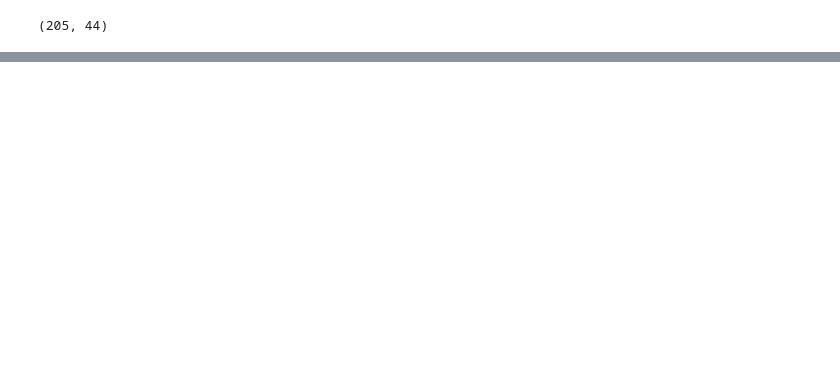
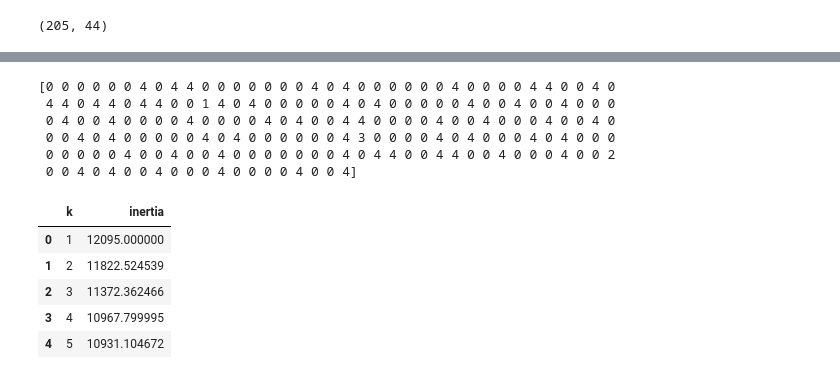
Before and after one commit to dkletter/unsupervised-learning, a Jupyter notebook: cryptoclusters.ipynb, the cells around one changed output, grey strips where cells are left out. Drawn from its saved outputs; the diff is of its cells as text; code cells hidden in the pictures; blank space fills up the shorter version.

```diff
--- a/cryptoclusters.ipynb
+++ b/cryptoclusters.ipynb
@@ -271,0 +309,32 @@ pca.explained_variance_.sum()
+# %%
+# Get predictions
+predictions = model.predict(scaled_df)
+print(predictions)
+# %% [output]
+[0 0 0 0 0 0 4 0 4 4 0 0 0 0 0 0 0 4 0 4 0 0 0 0 0 0 4 0 0 0 0 4 4 0 0 4 0
+ 4 4 0 4 4 0 4 4 0 0 1 4 0 4 0 0 0 0 0 4 0 4 0 0 0 0 0 4 0 0 4 0 0 4 0 0 0
+ 0 4 0 0 4 0 0 0 0 4 0 0 0 0 4 0 4 0 0 4 4 0 0 0 0 4 0 0 4 0 0 0 4 0 0 4 0
+ 0 0 4 0 4 0 0 0 0 0 4 0 4 0 0 0 0 0 0 4 3 0 0 0 0 4 0 4 0 0 0 4 0 4 0 0 0
+ 0 0 0 0 0 4 0 0 4 0 0 4 0 0 0 0 0 0 0 4 0 4 4 0 0 4 4 0 0 4 0 0 0 4 0 0 2
+ 0 0 4 0 4 0 0 4 0 0 0 4 0 0 0 0 4 0 0 4]
+# %%
+inertia = []
+k = list(range(1, 11))
+
+# Calculate the inertia for the range of k values
+for i in k:
+    km = KMeans(n_clusters=i, random_state=0)
+    km.fit(scaled_df)
+    inertia.append(km.inertia_)
+
+# Create the Elbow Curve using hvPlot
+elbow_data = {"k": k, "inertia": inertia}
+elbow_df = pd.DataFrame(elbow_data)
+elbow_df.head()
+# %% [output]
+|  | k | inertia |
+| 0 | 1 | 12095.000000 |
+| 1 | 2 | 11822.524539 |
+| 2 | 3 | 11372.362466 |
+| 3 | 4 | 10967.799995 |
+| 4 | 5 | 10931.104672 |
```
Also changed, not shown: parts of 12 cells of this notebook.
